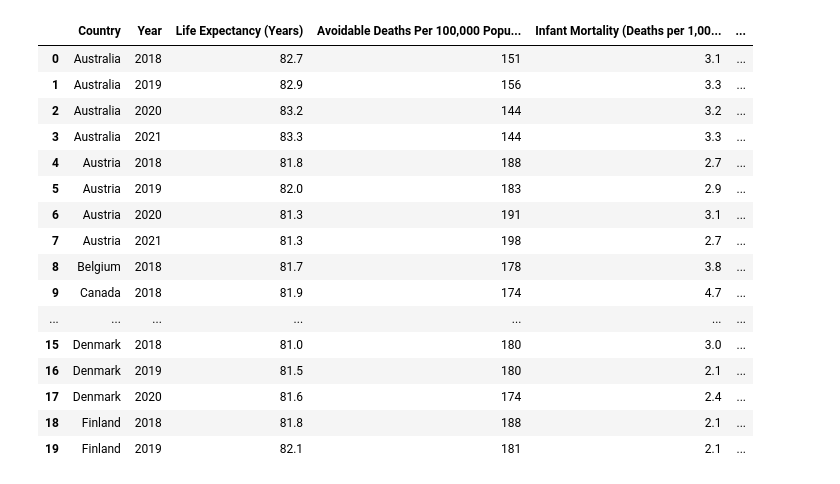
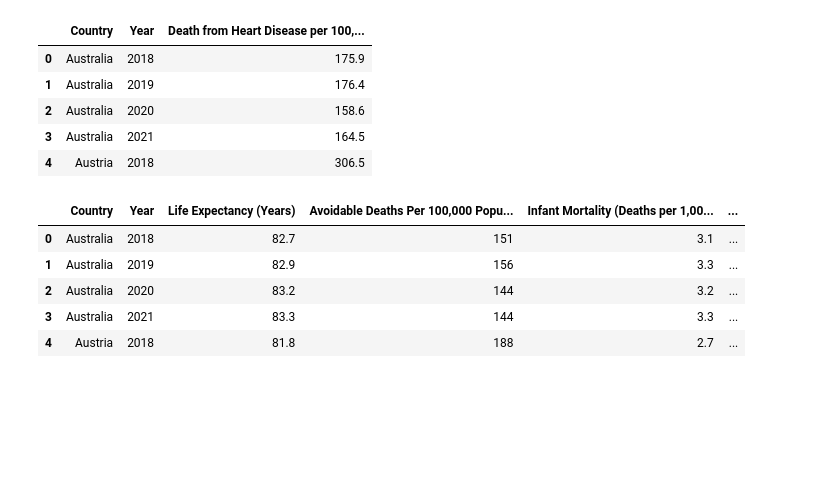
Before and after one commit to doakesbacon/Project1, a Jupyter notebook: merged_data.ipynb, the cells around one changed output. Drawn from its saved outputs; the diff is of its cells as text; code cells hidden in the pictures; blank space fills up the shorter version.

Commit message:
added tables

```diff
--- a/merged_data.ipynb
+++ b/merged_data.ipynb
@@ -64,36 +75,34 @@ expenditure_financing_df = expenditure_financing_df.rename(columns = {"Value": "
 # Percent population insured
 percent_insured_df = percent_insured_df[["Country", "Year", "Value"]]
 percent_insured_df = percent_insured_df.rename(columns = {"Value": "Total Percent of Population with Health Insurance"})
+
+
+heart_disease_mortality_df.head()
+# %% [output]
+|  | Country | Year | Death from Heart Disease per 100,... |
+| 0 | Australia | 2018 | 175.9 |
+| 1 | Australia | 2019 | 176.4 |
+| 2 | Australia | 2020 | 158.6 |
+| 3 | Australia | 2021 | 164.5 |
+| 4 | Austria | 2018 | 306.5 |
 # %%
 ## Merge above data tables into one large table
-
 merge1 = pd.merge(life_expectancy_df, avoidable_mortality_df, on=["Country", "Year"])
 merge2 =pd.merge(merge1, infant_mortality_df, on=["Country", "Year"])
 merge3 =pd.merge(merge2, maternal_mortality_df, on=["Country", "Year"])
 merge4 =pd.merge(merge3, heart_disease_mortality_df, on=["Country", "Year"])
 merge5 =pd.merge(merge4, expenditure_financing_df, on=["Country", "Year"])
 merge6 =pd.merge(merge5, percent_insured_df, on=["Country", "Year"])
 
 # Rename main table
 health_spending = merge6
 
 # Show main table
-health_spending.head(20)
+health_spending.head()
 # %% [output]
 |  | Country | Year | Life Expectancy (Years) | Avoidable Deaths Per 100,000 Popu... | Infant Mortality (Deaths per 1,00... | ... |
 | 0 | Australia | 2018 | 82.7 | 151 | 3.1 | ... |
 | 1 | Australia | 2019 | 82.9 | 156 | 3.3 | ... |
 | 2 | Australia | 2020 | 83.2 | 144 | 3.2 | ... |
 | 3 | Australia | 2021 | 83.3 | 144 | 3.3 | ... |
 | 4 | Austria | 2018 | 81.8 | 188 | 2.7 | ... |
-| 5 | Austria | 2019 | 82.0 | 183 | 2.9 | ... |
-| 6 | Austria | 2020 | 81.3 | 191 | 3.1 | ... |
-| 7 | Austria | 2021 | 81.3 | 198 | 2.7 | ... |
-| 8 | Belgium | 2018 | 81.7 | 178 | 3.8 | ... |
-| 9 | Canada | 2018 | 81.9 | 174 | 4.7 | ... |
-| ... | ... | ... | ... | ... | ... | ... |
-| 15 | Denmark | 2018 | 81.0 | 180 | 3.0 | ... |
-| 16 | Denmark | 2019 | 81.5 | 180 | 2.1 | ... |
-| 17 | Denmark | 2020 | 81.6 | 174 | 2.4 | ... |
-| 18 | Finland | 2018 | 81.8 | 188 | 2.1 | ... |
-| 19 | Finland | 2019 | 82.1 | 181 | 2.1 | ... |
```
Also changed, not shown: parts of 5 cells of this notebook, 3 other files.
